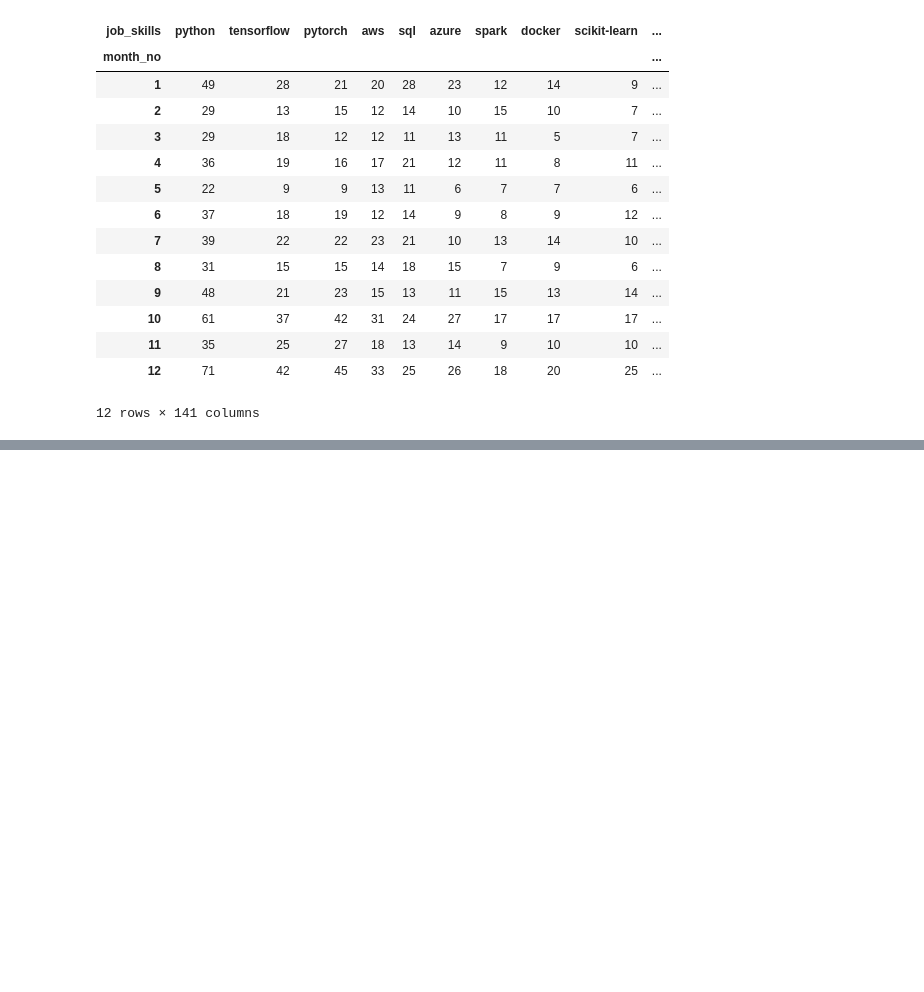
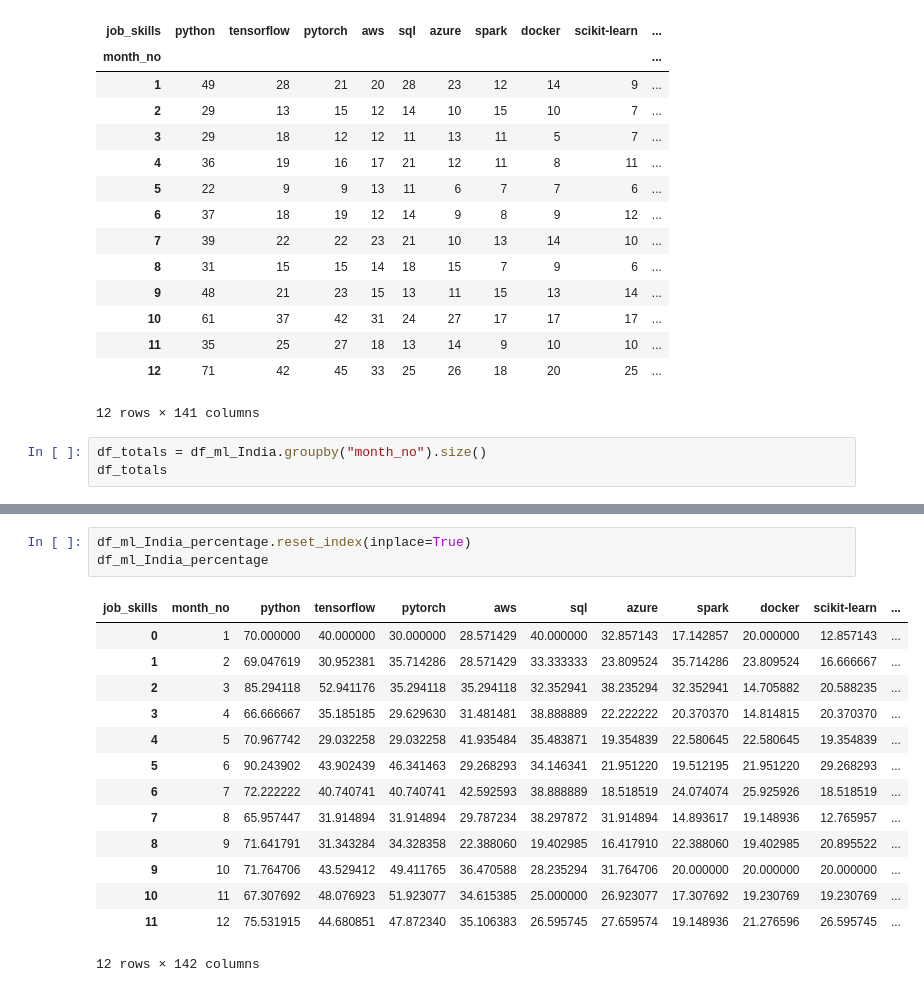
Before and after one commit to Sujalk63/Jobs-Skills-Analysis, a Jupyter notebook: 3_skill_trend.ipynb, the cells around one changed output, grey strips where cells are left out. Saved outputs shown, nothing was run; the diff lists cells and outputs as text; blank space fills up the shorter version.

```diff
--- a/3_skill_trend.ipynb
+++ b/3_skill_trend.ipynb
@@ -60,3 +69,6 @@ df_ml_India_pivot
 | 11 | 35 | 25 | 27 | 18 | 13 | 14 | 9 | 10 | 10 | ... |
 | 12 | 71 | 42 | 45 | 33 | 25 | 26 | 18 | 20 | 25 | ... |
 12 rows × 141 columns
+# %%
+df_totals = df_ml_India.groupby("month_no").size()
+df_totals
@@ -62,0 +109,18 @@ df_ml_India_pivot
+# %%
+df_ml_India_percentage.reset_index(inplace=True)
+df_ml_India_percentage
+# %% [output]
+| job_skills | month_no | python | tensorflow | pytorch | aws | sql | azure | spark | docker | scikit-learn | ... |
+| 0 | 1 | 70.000000 | 40.000000 | 30.000000 | 28.571429 | 40.000000 | 32.857143 | 17.142857 | 20.000000 | 12.857143 | ... |
+| 1 | 2 | 69.047619 | 30.952381 | 35.714286 | 28.571429 | 33.333333 | 23.809524 | 35.714286 | 23.809524 | 16.666667 | ... |
+| 2 | 3 | 85.294118 | 52.941176 | 35.294118 | 35.294118 | 32.352941 | 38.235294 | 32.352941 | 14.705882 | 20.588235 | ... |
+| 3 | 4 | 66.666667 | 35.185185 | 29.629630 | 31.481481 | 38.888889 | 22.222222 | 20.370370 | 14.814815 | 20.370370 | ... |
+| 4 | 5 | 70.967742 | 29.032258 | 29.032258 | 41.935484 | 35.483871 | 19.354839 | 22.580645 | 22.580645 | 19.354839 | ... |
+| 5 | 6 | 90.243902 | 43.902439 | 46.341463 | 29.268293 | 34.146341 | 21.951220 | 19.512195 | 21.951220 | 29.268293 | ... |
+| 6 | 7 | 72.222222 | 40.740741 | 40.740741 | 42.592593 | 38.888889 | 18.518519 | 24.074074 | 25.925926 | 18.518519 | ... |
+| 7 | 8 | 65.957447 | 31.914894 | 31.914894 | 29.787234 | 38.297872 | 31.914894 | 14.893617 | 19.148936 | 12.765957 | ... |
+| 8 | 9 | 71.641791 | 31.343284 | 34.328358 | 22.388060 | 19.402985 | 16.417910 | 22.388060 | 19.402985 | 20.895522 | ... |
+| 9 | 10 | 71.764706 | 43.529412 | 49.411765 | 36.470588 | 28.235294 | 31.764706 | 20.000000 | 20.000000 | 20.000000 | ... |
+| 10 | 11 | 67.307692 | 48.076923 | 51.923077 | 34.615385 | 25.000000 | 26.923077 | 17.307692 | 19.230769 | 19.230769 | ... |
+| 11 | 12 | 75.531915 | 44.680851 | 47.872340 | 35.106383 | 26.595745 | 27.659574 | 19.148936 | 21.276596 | 26.595745 | ... |
+12 rows × 142 columns
```
Also changed, not shown: parts of 9 cells of this notebook.
